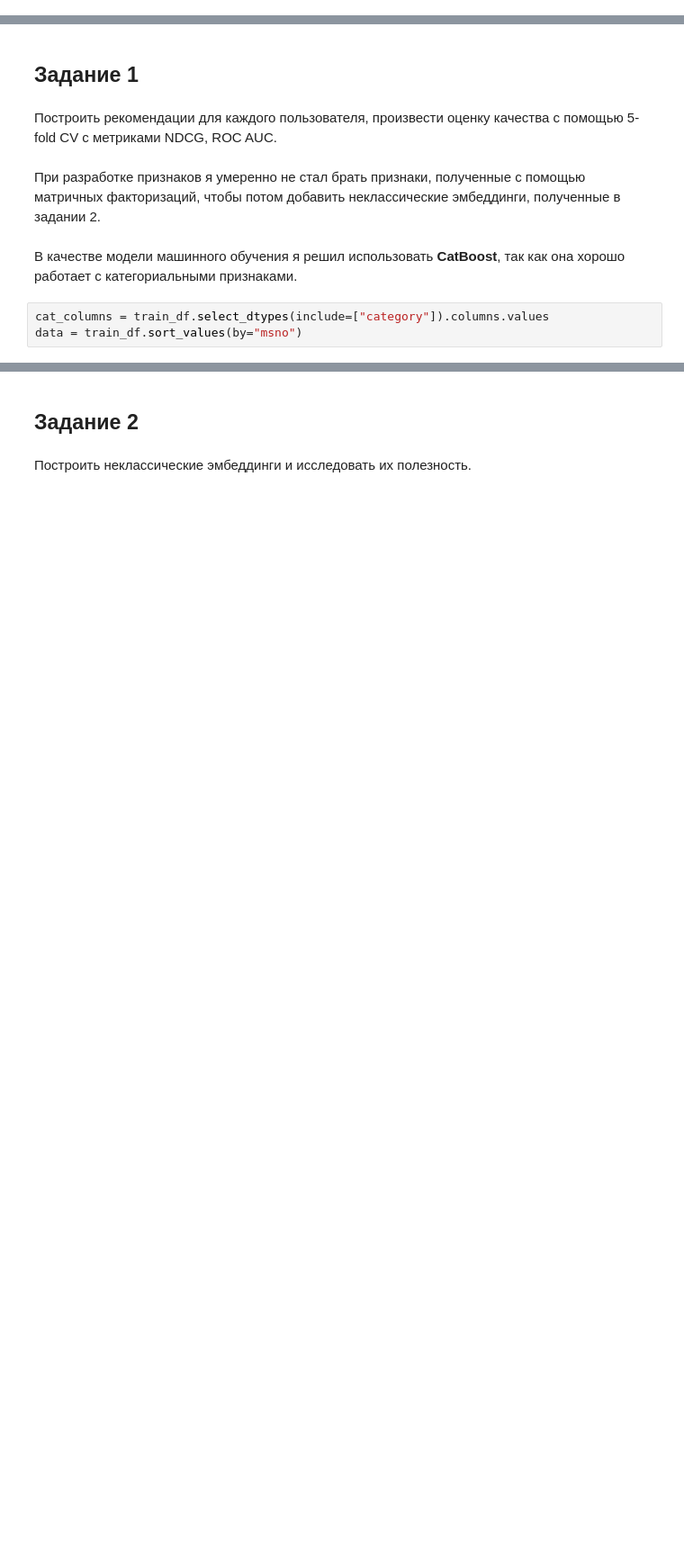
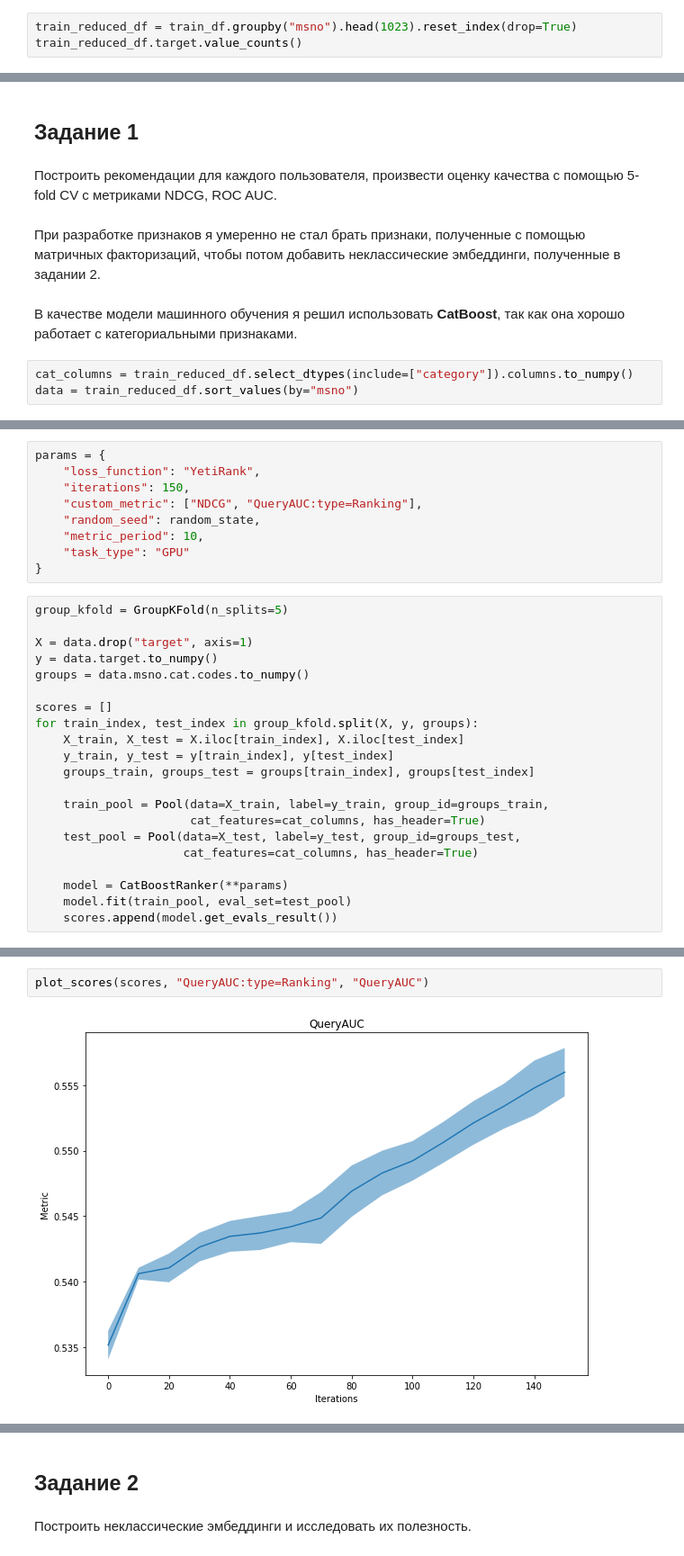
Before and after one commit to Sushentsev/recommendation-systems, a Jupyter notebook: hw2/solution.ipynb, the cells around one changed output, grey strips where cells are left out. Shown at 90% size. Cells and saved outputs as stored; diff of their text form; blank space fills up the shorter version.

```diff
--- a/hw2/solution.ipynb
+++ b/hw2/solution.ipynb
@@ -110,0 +137,3 @@ train_df = train_df[~na_mask]
+# %%
+train_reduced_df = train_df.groupby("msno").head(1023).reset_index(drop=True)
+train_reduced_df.target.value_counts()
@@ -117,5 +152,5 @@ train_df = train_df[~na_mask]
 # %% [markdown]
 В качестве модели машинного обучения я решил использовать **CatBoost**, так как она хорошо работает с категориальными признаками.
 # %%
-cat_columns = train_df.select_dtypes(include=["category"]).columns.values
-data = train_df.sort_values(by="msno")
+cat_columns = train_reduced_df.select_dtypes(include=["category"]).columns.to_numpy()
+data = train_reduced_df.sort_values(by="msno")
@@ -171,0 +157,30 @@ cv_data
+# %%
+params = {
+    "loss_function": "YetiRank",
+    "iterations": 150,
+    "custom_metric": ["NDCG", "QueryAUC:type=Ranking"],
+    "random_seed": random_state,
+    "metric_period": 10,
+    "task_type": "GPU"
+}
+# %%
+group_kfold = GroupKFold(n_splits=5)
+
+X = data.drop("target", axis=1)
+y = data.target.to_numpy()
+groups = data.msno.cat.codes.to_numpy()
+
+scores = []
+for train_index, test_index in group_kfold.split(X, y, groups):
+    X_train, X_test = X.iloc[train_index], X.iloc[test_index]
+    y_train, y_test = y[train_index], y[test_index]
+    groups_train, groups_test = groups[train_index], groups[test_index]
+
+    train_pool = Pool(data=X_train, label=y_train, group_id=groups_train,
+                      cat_features=cat_columns, has_header=True)
+    test_pool = Pool(data=X_test, label=y_test, group_id=groups_test,
+                     cat_features=cat_columns, has_header=True)
+
+    model = CatBoostRanker(**params)
+    model.fit(train_pool, eval_set=test_pool)
+    scores.append(model.get_evals_result())
@@ -171,0 +303,4 @@ cv_data
+# %%
+plot_scores(scores, "QueryAUC:type=Ranking", "QueryAUC")
+# %% [output]
+[figure, added]
```
Also changed, not shown: parts of 32 cells of this notebook, 3 other files.
